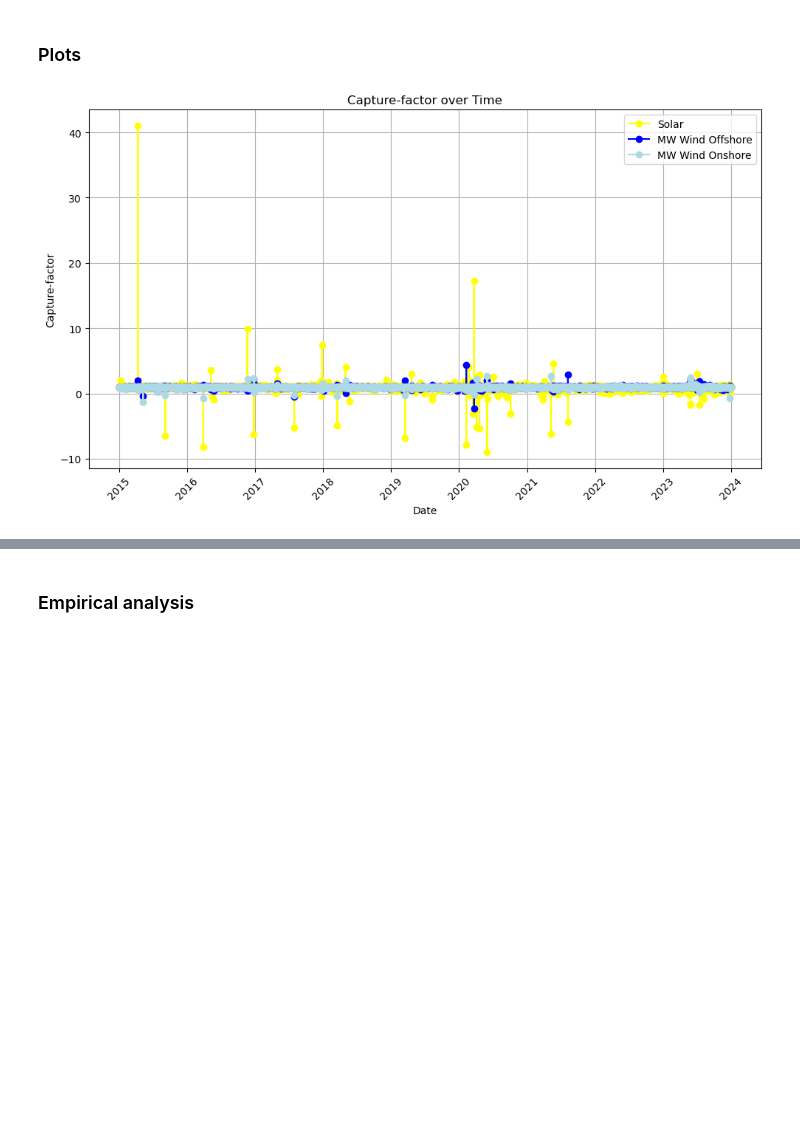
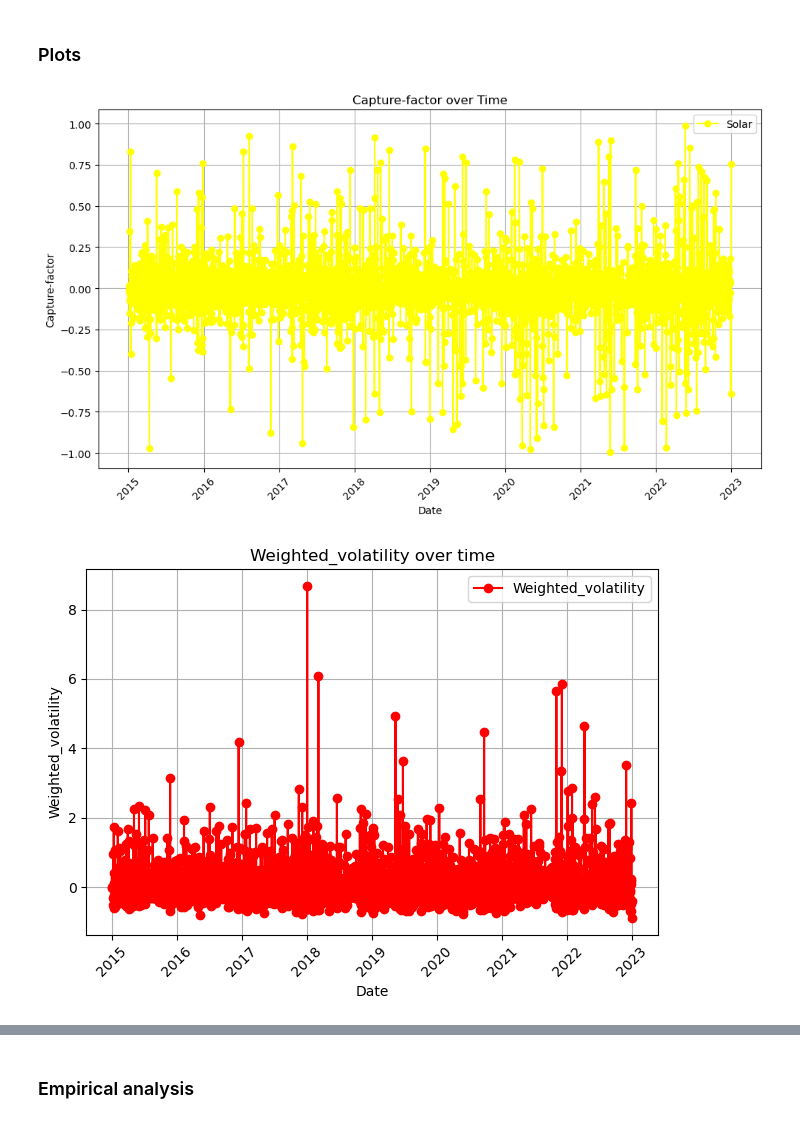
Before and after one commit to FerdinandBjerreWahl/Energy-Economics, a Jupyter notebook: Analyse_Entsoe.ipynb, the cells around one changed output, grey strips where cells are left out. Cells and saved outputs as stored; diff of their text form; code cells hidden in the pictures; blank space fills up the shorter version.

Commit message:
Filter

```diff
--- a/Analyse_Entsoe.ipynb
+++ b/Analyse_Entsoe.ipynb
@@ -165,5 +158,6 @@ weighted_volatility_reset['Date'] = pd.to_datetime(weighted_volatility_reset[['Y
 weighted_volatility_reset = weighted_volatility_reset.drop(columns=['Year', 'Month', 'Day'])
 weighted_volatility_reset['Date'] = pd.to_datetime(weighted_volatility_reset['Date'])
 weighted_volatility_reset['Weighted_volatility_adj'] = weighted_volatility_reset['Weighted_volatility'].pct_change().dropna()
+weighted_volatility_reset = weighted_volatility_reset[['Date','Weighted_volatility_adj']]
 weighted_volatility_reset.dropna(inplace=True)
 # %% [markdown]
@@ -171,3 +165,20 @@ weighted_volatility_reset.dropna(inplace=True)
 # %%
-ANALYSE_DATA = pd.merge(Capture_factors, weighted_volatility_reset, on='Date', how='inner')
-ANALYSE_DATA
+ANALYSE_DATA = pd.merge(percentage_change_df, weighted_volatility_reset, on='Date', how='inner')
+
+def filter_dates_by_interval(data, column_name_solar, interval_start, interval_end, date):
+    data['Date'] = pd.to_datetime(data['Date'])
+    data = data[data['Date'] < date]
+    filtered_dates = data[(data[column_name_solar] >= interval_start) & (data[column_name_solar] <= interval_end)]
+    deleted_dates = data[~data.index.isin(filtered_dates.index)]  # Get dates not in filtered_dates
+    print("Deleted Dates:")
+    print(deleted_dates['Date'])
+    return filtered_dates
+
+column_name_solar = 'Capture_Factor_Solar'
+interval_start = -1
+interval_end = 1
+date = pd.Timestamp(2023, 1, 1)
+
+ANALYSE_DATA_F = filter_dates_by_interval(ANALYSE_DATA, column_name_solar, interval_start, interval_end, date)
+ANALYSE_DATA_F.to_csv('OX_DATA.csv')
+ANALYSE_DATA_F
@@ -190,17 +187,29 @@ ANALYSE_DATA
 # %%
 plt.figure(figsize=(10, 6))
 
-plt.plot(ANALYSE_DATA['Date'], ANALYSE_DATA['Capture_Factor_Solar'], marker='o', color='yellow', linestyle='-', label='Solar')
-plt.plot(ANALYSE_DATA['Date'], ANALYSE_DATA['Capture_Factor_Wind_Offshore'], marker='o', color='blue', linestyle='-', label='MW Wind Offshore')
-plt.plot(ANALYSE_DATA['Date'], ANALYSE_DATA['Capture_Factor_Wind_Onshore'] , marker='o', color='lightblue', linestyle='-', label='MW Wind Onshore')
+plt.plot(ANALYSE_DATA_F['Date'], ANALYSE_DATA_F['Capture_Factor_Solar'], marker='o', color='yellow', linestyle='-', label='Solar')
+#plt.plot(ANALYSE_DATA_F['Date'], ANALYSE_DATA_F['Capture_Factor_Wind_Offshore'], marker='o', color='blue', linestyle='-', label='MW Wind Offshore')
+#plt.plot(ANALYSE_DATA_F['Date'], ANALYSE_DATA_F['Capture_Factor_Wind_Onshore'] , marker='o', color='lightblue', linestyle='-', label='MW Wind Onshore')
 
 plt.title('Capture-factor over Time')
 plt.xlabel('Date')
 plt.ylabel('Capture-factor')
 plt.grid(True)
 plt.xticks(rotation=45)
 plt.tight_layout()
 plt.legend()
 plt.show()
+
+plt.plot(ANALYSE_DATA_F['Date'], ANALYSE_DATA_F['Weighted_volatility_adj'], marker='o', color='red', linestyle='-', label='Weighted_volatility')
+
+plt.title('Weighted_volatility over time')
+plt.xlabel('Date')
+plt.ylabel('Weighted_volatility')
+plt.grid(True)
+plt.xticks(rotation=45)
+plt.tight_layout()
+plt.legend()
+plt.show()
 # %% [output]
-[figure, old version]
+[figure, new version]
+[figure, added]
```
Also changed, not shown: parts of 13 cells of this notebook, 1 other file.
